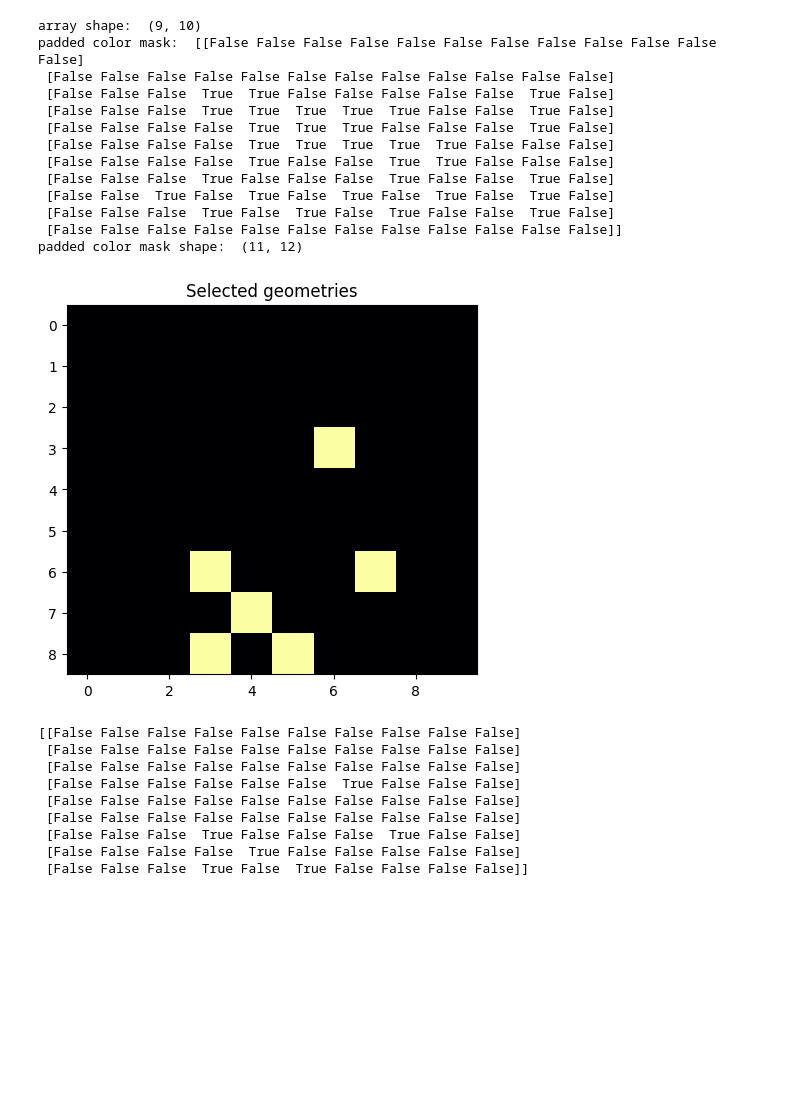
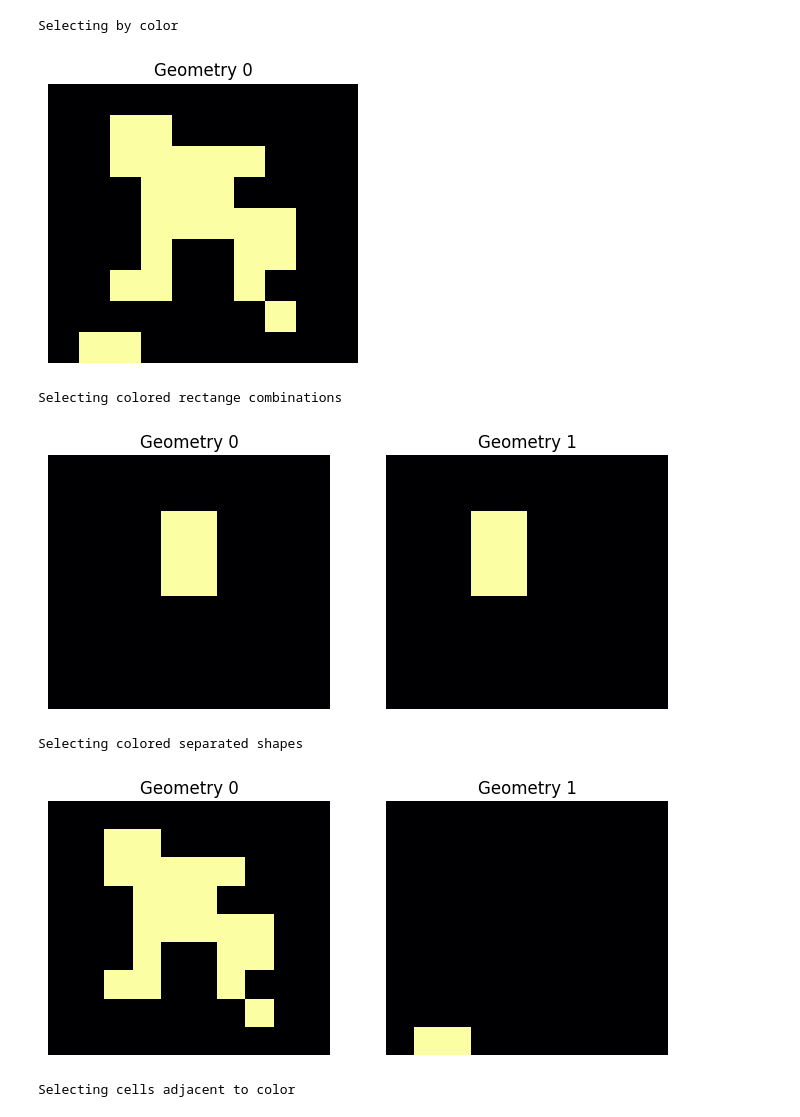
Before and after one commit to francescobraicovich/ARC2, a Jupyter notebook: code/exploration.ipynb, the cells around one changed output. Drawn from its saved outputs; the diff is of its cells as text; code cells hidden in the pictures; blank space fills up the shorter version.

Commit message:
Refactor selection functions to enhance code readability and streamline logic

```diff
--- a/code/exploration.ipynb
+++ b/code/exploration.ipynb
@@ -26,23 +38,35 @@ display_challenge(challenge_key)
 # %%
-from utilities.select import select_by_color_and_geometry, select_by_color_and_adjacent, select_by_color_and_area, select_adjacent_to_color
+from utilities.select import Selector
+from utilities.transform import rotate, drag, alt_drag
 import numpy as np
 
 arr = np.array([
        [0, 0, 0, 0, 0, 0, 0, 0, 0, 0],
-       [0, 0, 1, 1, 0, 0, 0, 0, 0, 1],
-       [0, 0, 1, 1, 1, 1, 1, 0, 0, 1],
-       [0, 0, 0, 1, 1, 1, 0, 0, 0, 1],
+       [0, 0, 1, 1, 0, 0, 0, 0, 0, 0],
+       [0, 0, 1, 1, 1, 1, 1, 0, 0, 0],
+       [0, 0, 0, 1, 1, 1, 0, 0, 0, 0],
        [0, 0, 0, 1, 1, 1, 1, 1, 0, 0],
        [0, 0, 0, 1, 0, 0, 1, 1, 0, 0],
-       [0, 0, 1, 0, 0, 0, 1, 0, 0, 1],
-       [0, 1, 0, 1, 0, 1, 0, 1, 0, 1],
-       [0, 0, 1, 0, 1, 0, 1, 0, 0, 1]])
+       [0, 0, 1, 1, 0, 0, 1, 0, 0, 0],
+       [0, 0, 0, 0, 0, 0, 0, 1, 0, 0],
+       [0, 1, 1, 0, 0, 0, 0, 0, 0, 0]])
 
 # plot the array as an image
 plt.imshow(arr)
 plt.show()
 
+sel = Selector(arr.shape, display=True)
+
+print('Selecting by color')
+selection = sel.select_color(arr, 1)
+print('Selecting colored rectange combinations')
+selection2 = sel.select_colored_rectangle_combinations(arr, 1, 3, 2)
+print('Selecting colored separated shapes')
+selection3 = sel.select_colored_separated_shapes(arr, 1)
+print('Selecting cells adjacent to color')
+selection4 = sel.select_adjacent_to_color(arr, 1, 2)
+
 # find all squares of color 1 with side length 2
-geometries = select_adjacent_to_color(arr, 1, 3, display=True)
-print(geometries)
+#geometries = select_by_color_and_adjacent(arr, 1,  display=True)
+#rotated = alt_drag(arr, geometries, 1, -1, display=True)
 # %% [output]
@@ -50,23 +74,7 @@ print(geometries)
-array shape:  (9, 10)
-padded color mask:  [[False False False False False False False False False False False False]
- [False False False False False False False False False False False False]
- [False False False  True  True False False False False False  True False]
- [False False False  True  True  True  True  True False False  True False]
- [False False False False  True  True  True False False False  True False]
- [False False False False  True  True  True  True  True False False False]
- [False False False False  True False False  True  True False False False]
- [False False False  True False False False  True False False  True False]
- [False False  True False  True False  True False  True False  True False]
- [False False False  True False  True False  True False False  True False]
- [False False False False False False False False False False False False]]
-padded color mask shape:  (11, 12)
+Selecting by color
-[figure, old version]
+[figure, new version]
-[[False False False False False False False False False False]
- [False False False False False False False False False False]
- [False False False False False False False False False False]
- [False False False False False False  True False False False]
- [False False False False False False False False False False]
- [False False False False False False False False False False]
- [False False False  True False False False  True False False]
- [False False False False  True False False False False False]
- [False False False  True False  True False False False False]]
+Selecting colored rectange combinations
+[figure, added]
+Selecting colored separated shapes
+[figure, added]
+Selecting cells adjacent to color
```
Also changed, not shown: parts of 5 cells of this notebook.
